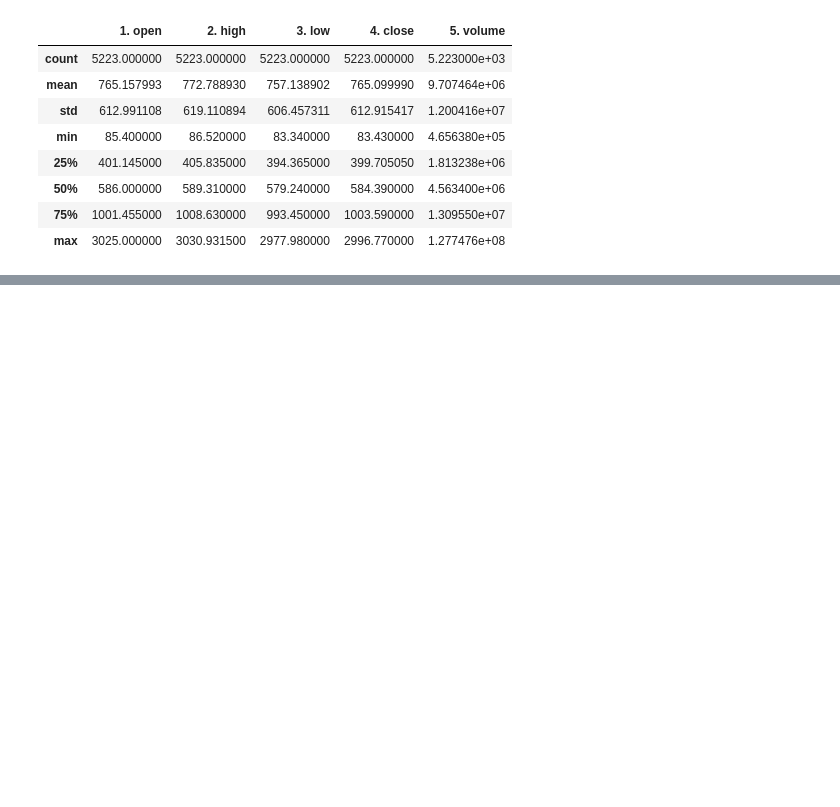
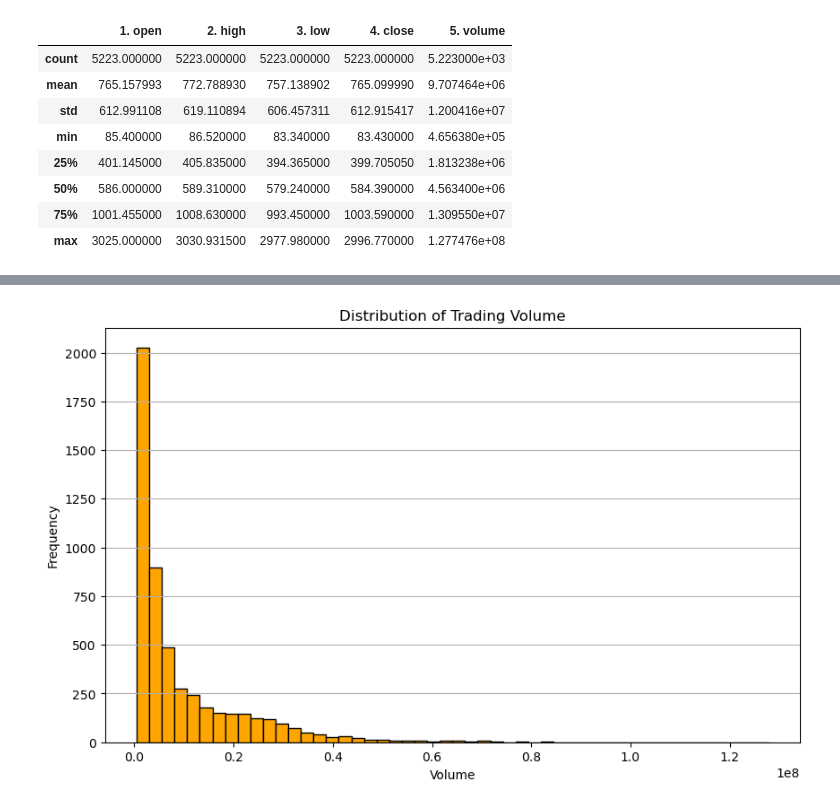
Before and after one commit to wellisonS/google-stock, a Jupyter notebook: EDA.ipynb, the cells around one changed output, grey strips where cells are left out. Cells and saved outputs as stored; diff of their text form; code cells hidden in the pictures; blank space fills up the shorter version.

```diff
--- a/EDA.ipynb
+++ b/EDA.ipynb
@@ -68,0 +107,11 @@ dtype: int64
+# %%
+# Checking the distribution of the 'volume' column to understand trading activity
+plt.figure(figsize=(10, 6))
+plt.hist(google_data['volume'], bins=50, color='orange', edgecolor='black')
+plt.title('Distribution of Trading Volume')
+plt.xlabel('Volume')
+plt.ylabel('Frequency')
+plt.grid(axis='y')
+plt.show()
+# %% [output]
+[figure, added]
```
Also changed, not shown: parts of 14 cells of this notebook.
